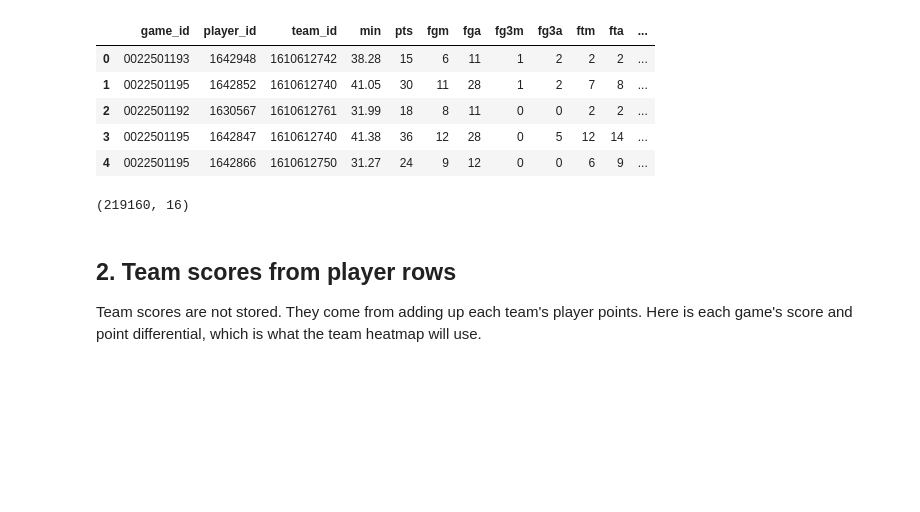
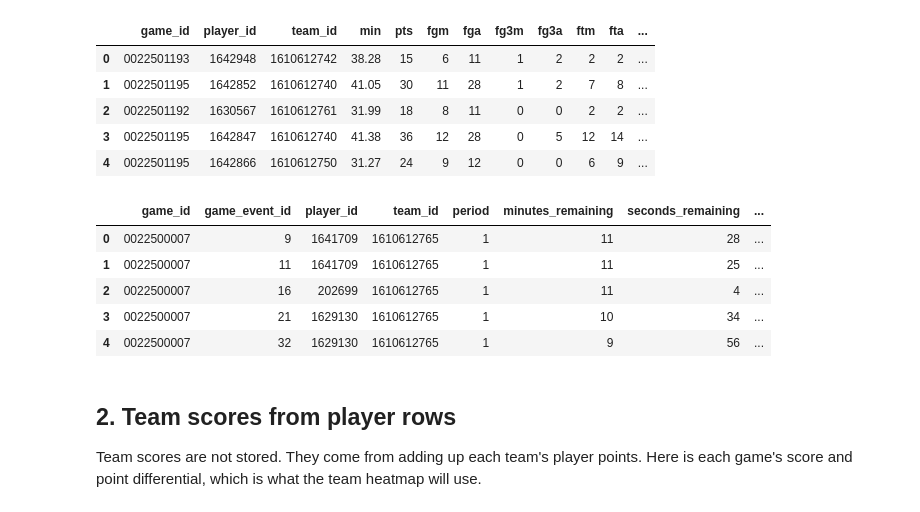
Before and after one commit to Confusedanddazed/82-boxes, a Jupyter notebook: notebooks/validate_processed.ipynb, the cells around one changed output. Cells and saved outputs as stored; diff of their text form; code cells hidden in the pictures; blank space fills up the shorter version.

```diff
--- a/notebooks/validate_processed.ipynb
+++ b/notebooks/validate_processed.ipynb
@@ -48,10 +48,15 @@ pgs.head()
 | 3 | 0022501195 | 1642847 | 1610612740 | 41.38 | 36 | 12 | 28 | 0 | 5 | 12 | 14 | ... |
 | 4 | 0022501195 | 1642866 | 1610612750 | 31.27 | 24 | 9 | 12 | 0 | 0 | 6 | 9 | ... |
 # %%
-
+shots.shape
 shots.head()
 # %% [output]
-(219160, 16)
+|  | game_id | game_event_id | player_id | team_id | period | minutes_remaining | seconds_remaining | ... |
+| 0 | 0022500007 | 9 | 1641709 | 1610612765 | 1 | 11 | 28 | ... |
+| 1 | 0022500007 | 11 | 1641709 | 1610612765 | 1 | 11 | 25 | ... |
+| 2 | 0022500007 | 16 | 202699 | 1610612765 | 1 | 11 | 4 | ... |
+| 3 | 0022500007 | 21 | 1629130 | 1610612765 | 1 | 10 | 34 | ... |
+| 4 | 0022500007 | 32 | 1629130 | 1610612765 | 1 | 9 | 56 | ... |
 # %% [markdown]
 ## 2. Team scores from player rows
 Team scores are not stored. They come from adding up each team's player points. Here is each game's score and point differential, which is what the team heatmap will use.
```
Also changed, not shown: 2 other files.
